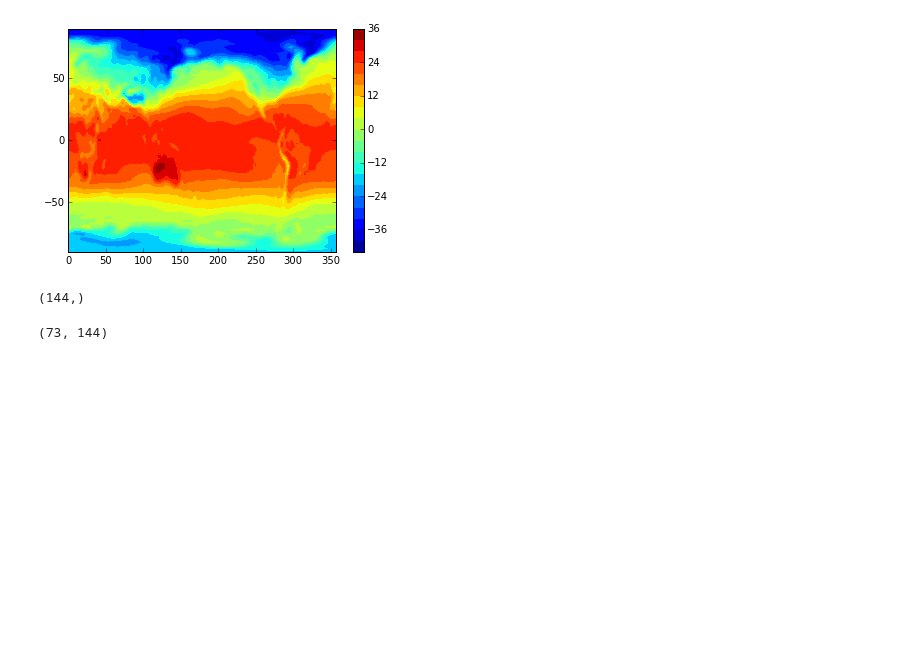
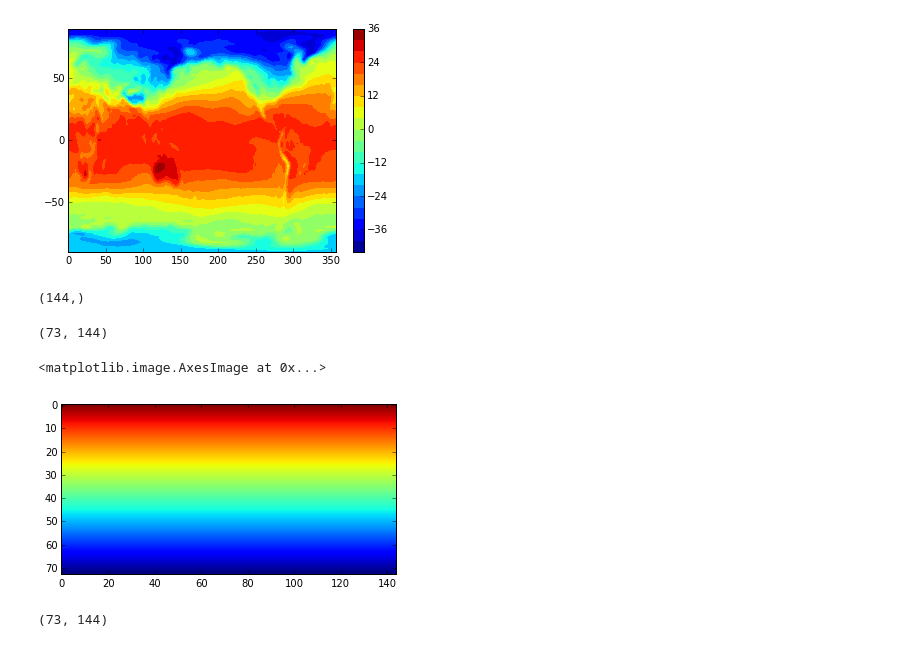
Before and after one commit to koldunovn/pyunconf2015, a Jupyter notebook: basemap/basemap_basics.ipynb, the cells around one changed output. Cells and saved outputs as stored; diff of their text form; code cells hidden in the pictures; blank space fills up the shorter version.

```diff
--- a/basemap/basemap_basics.ipynb
+++ b/basemap/basemap_basics.ipynb
@@ -169,6 +169,15 @@ lon.shape
 (144,)
 # %%
 lon2, lat2 = np.meshgrid(lon,lat)
+# %%
+lon2.shape
+# %% [output]
+(73, 144)
+# %%
+plt.imshow(lat2)
+# %% [output]
+<matplotlib.image.AxesImage at 0x...>
+[figure, added]
 # %%
 lon2.shape
 # %% [output]
```
Also changed, not shown: parts of 12 cells of this notebook, 1 other file.
